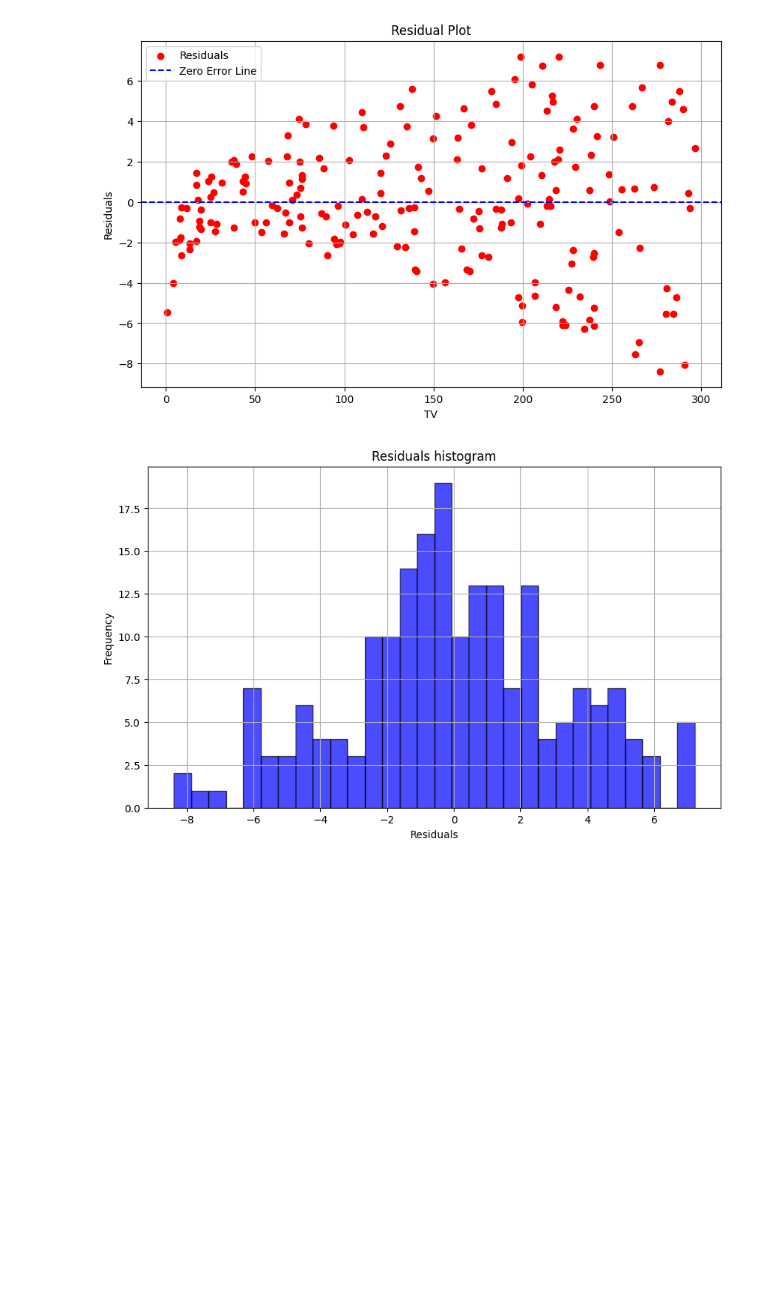
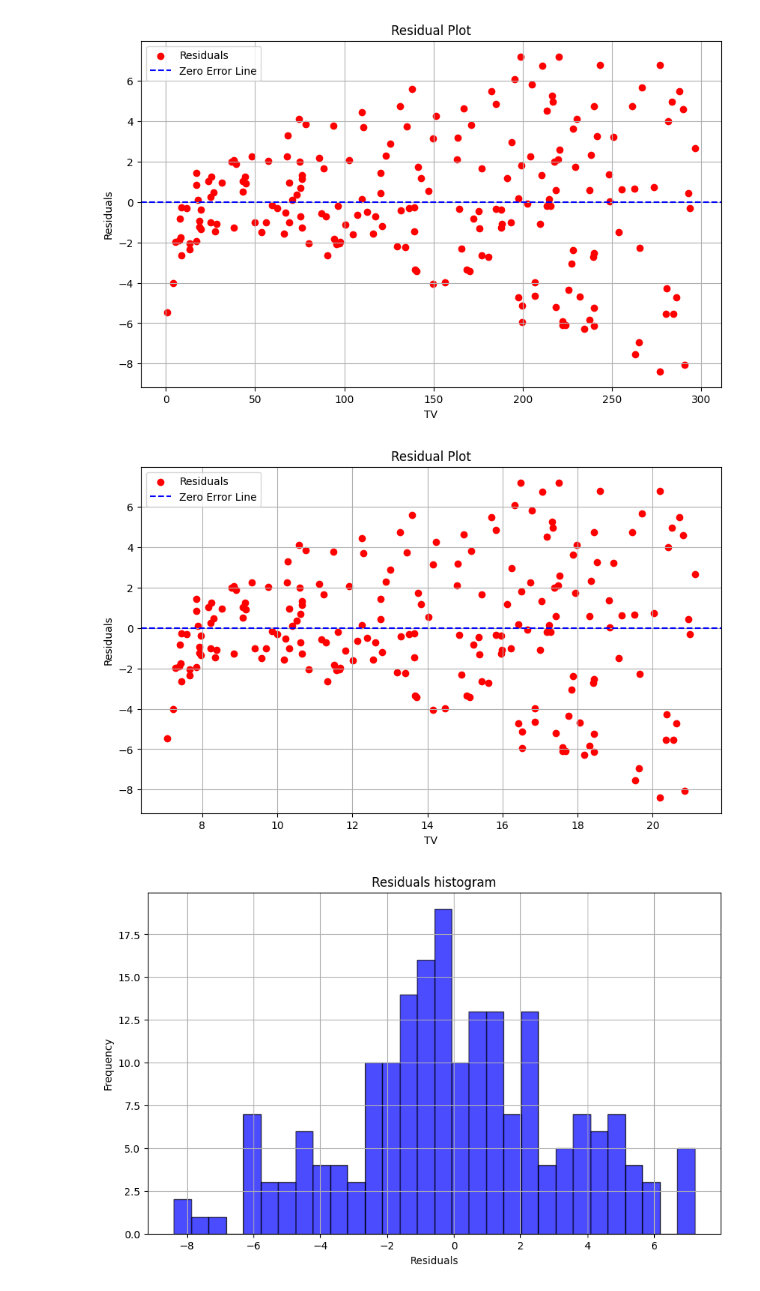
Before and after one commit to aduy2408/tv-marketing-simple-linear-regression-mas291, a Jupyter notebook: tv-marketing-simple-linear-regression-mas291.ipynb, the cells around one changed output. Drawn from its saved outputs; the diff is of its cells as text; code cells hidden in the pictures; blank space fills up the shorter version.

```diff
--- a/tv-marketing-simple-linear-regression-mas291.ipynb
+++ b/tv-marketing-simple-linear-regression-mas291.ipynb
@@ -197,6 +197,27 @@ def plot_residuals(df, x, y_col, beta_0, beta_1):
 plot_residuals(df, 'TV', 'Sales', intercept, slope)
 # %% [output]
 [figure]
+# %%
+def plot_residuals_vs_ypred(df, x, y_col, beta_0, beta_1):
+
+    y_obs = df[y_col]
+    y_pred = beta_0 + beta_1 * df[x]
+    residuals = y_obs - y_pred
+
+    plt.figure(figsize=(10, 6))
+    plt.scatter(y_pred, residuals, color='red', label='Residuals')
+    plt.axhline(0, color='blue', linestyle='--', label='Zero Error Line')
+    plt.xlabel(x)
+    plt.ylabel('Residuals')
+    plt.title('Residual Plot')
+    plt.legend()
+    plt.grid(True)
+    plt.show()
+
+# Example usage:
+plot_residuals_vs_ypred(df, 'TV', 'Sales', intercept, slope)
+# %% [output]
+[figure, added]
 # %%
 
 def plot_residuals_histogram(df, x, y, beta_0, beta_1):
```
Also changed, not shown: parts of 2 cells of this notebook.
